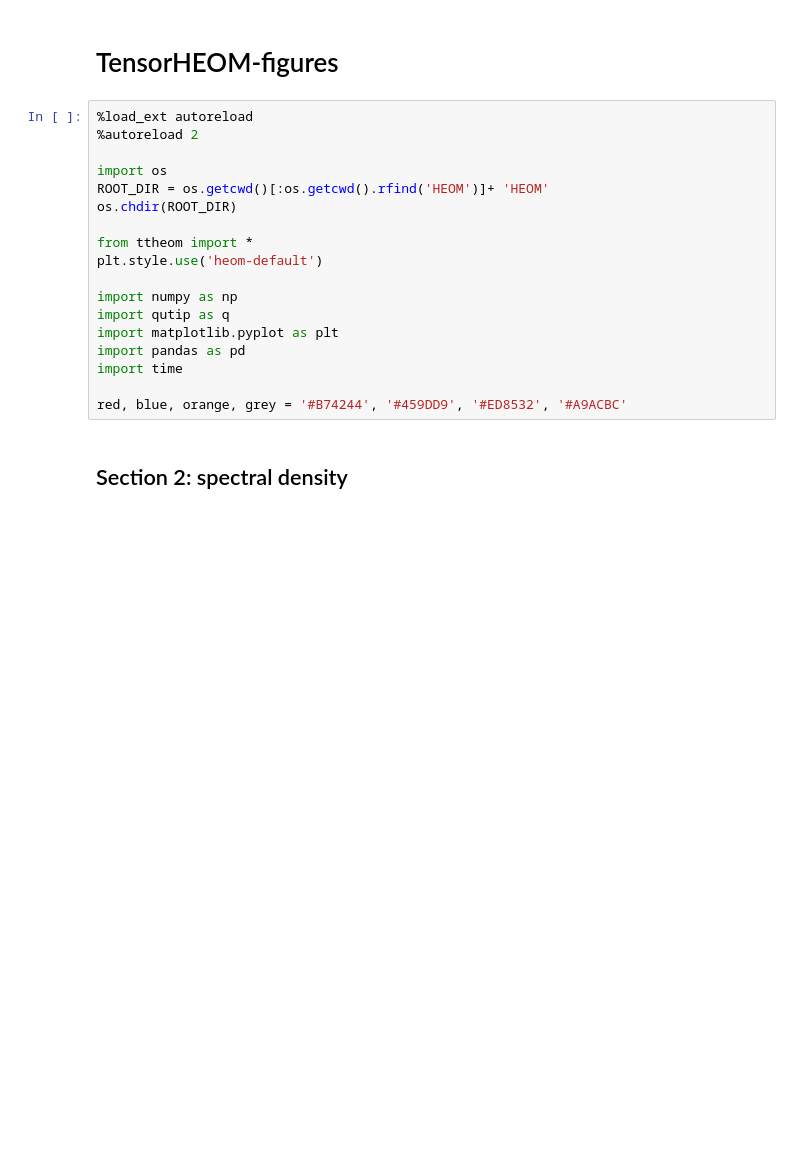
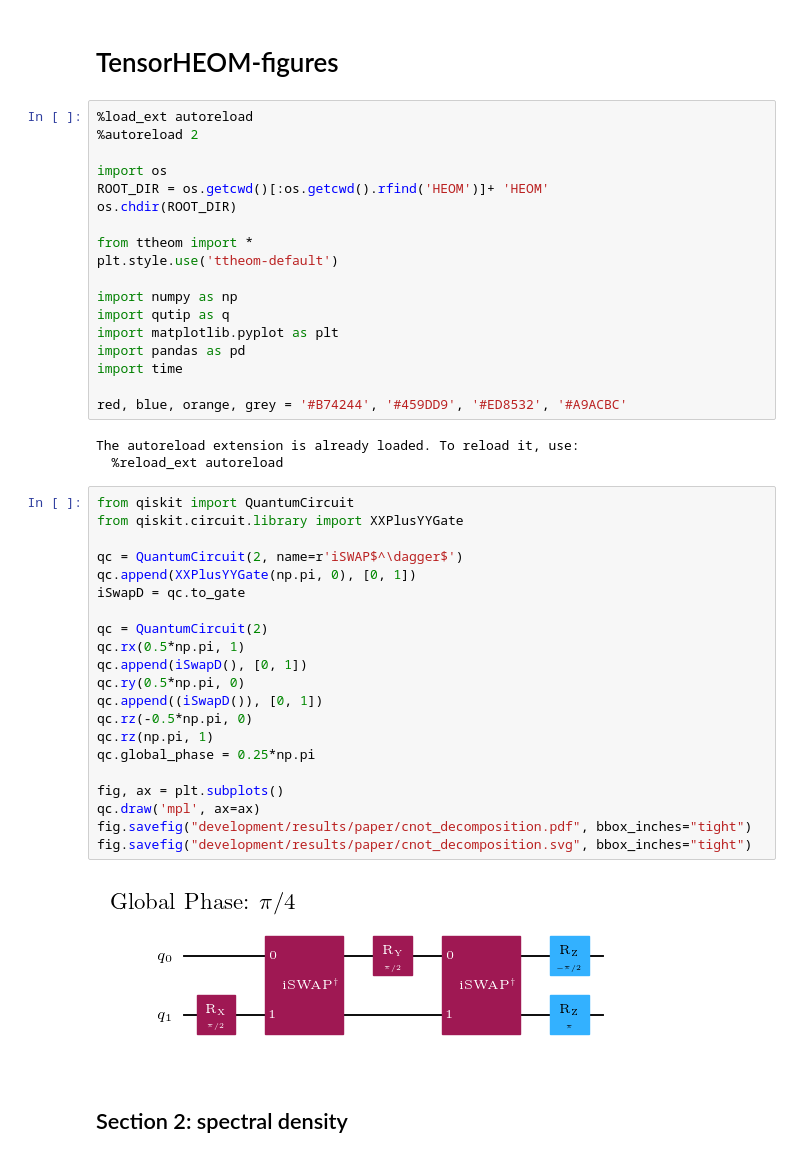
Before and after one commit to dehe1011/QCircuitHEOM, a Jupyter notebook: tutorials/TensorHEOM-figures.ipynb, the cells around one changed output. Cells and saved outputs as stored; diff of their text form; blank space fills up the shorter version.

```diff
--- a/tutorials/TensorHEOM-figures.ipynb
+++ b/tutorials/TensorHEOM-figures.ipynb
@@ -9,7 +9,7 @@ ROOT_DIR = os.getcwd()[:os.getcwd().rfind('HEOM')]+ 'HEOM'
 os.chdir(ROOT_DIR)
 
 from ttheom import *
-plt.style.use('heom-default')
+plt.style.use('ttheom-default')
 
 import numpy as np
 import qutip as q
@@ -18,6 +18,32 @@ import pandas as pd
 import time
 
 red, blue, orange, grey = '#B74244', '#459DD9', '#ED8532', '#A9ACBC'
+# %% [output]
+The autoreload extension is already loaded. To reload it, use:
+  %reload_ext autoreload
+# %%
+from qiskit import QuantumCircuit
+from qiskit.circuit.library import XXPlusYYGate
+
+qc = QuantumCircuit(2, name=r'iSWAP$^\dagger$')
+qc.append(XXPlusYYGate(np.pi, 0), [0, 1])
+iSwapD = qc.to_gate
+
+qc = QuantumCircuit(2)
+qc.rx(0.5*np.pi, 1)
+qc.append(iSwapD(), [0, 1])
+qc.ry(0.5*np.pi, 0)
+qc.append((iSwapD()), [0, 1])
+qc.rz(-0.5*np.pi, 0)
+qc.rz(np.pi, 1)
+qc.global_phase = 0.25*np.pi
+
+fig, ax = plt.subplots()
+qc.draw('mpl', ax=ax)
+fig.savefig("development/results/paper/cnot_decomposition.pdf", bbox_inches="tight")
+fig.savefig("development/results/paper/cnot_decomposition.svg", bbox_inches="tight")
+# %% [output]
+[figure, added]
 # %% [markdown]
 ## Section 2: spectral density
 # %%
```
Also changed, not shown: 1 other file.
